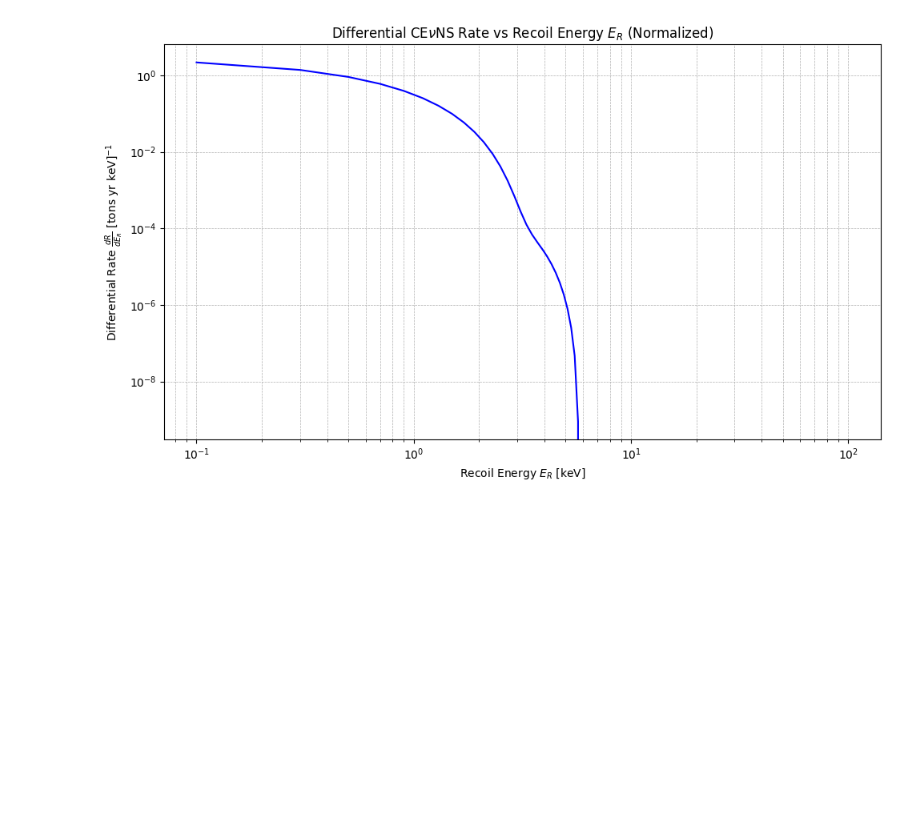
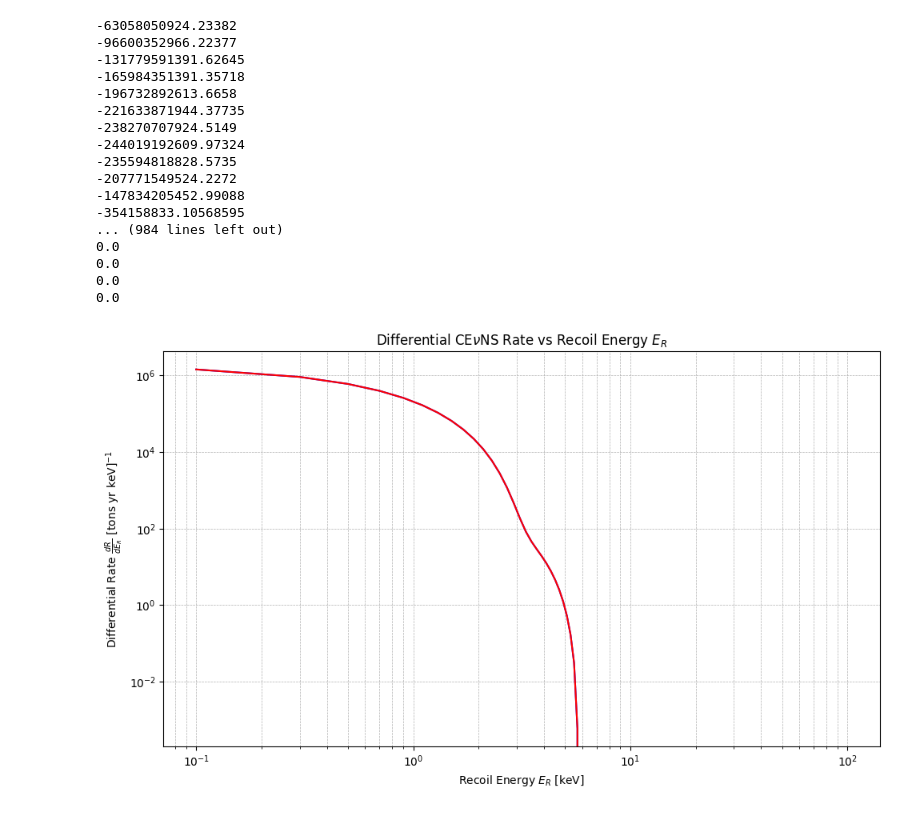
Before and after one commit to 00Goldy/CEvNS-Migdal, a Jupyter notebook: week2/Rate.ipynb, the cells around one changed output. Cells and saved outputs as stored; diff of their text form; code cells hidden in the pictures; blank space fills up the shorter version.

```diff
--- a/week2/Rate.ipynb
+++ b/week2/Rate.ipynb
@@ -26,43 +28,89 @@ E_v = np.linspace(0.1, 30, 1000)  # MeV
 E_R = np.linspace(0.1, 100, 500)  # keV
 E_R_MeV = E_R * 1e-3  # E_R in MeV to calculate dsigma
 
+# Computing dR/dER
+dRdERtot = []
+dRdERB8hep = []
 
-# Computing dR/dER
-dRdER = []
+for i in range(len(E_v)):
+    print(total_fluxB8hep[i] - total_flux[i])
 
 for Er in E_R_MeV:
 
     Ev_min = np.sqrt(m_A * Er / 2)
     Ev_valid = []
     flux_valid = []
+    flux_validB8hep = []
 
     for i in range(len(E_v)):
         if E_v[i] >= Ev_min:
             Ev_valid.append(E_v[i])
+            flux_validB8hep.append(total_fluxB8hep[i])
             flux_valid.append(total_flux[i])
 
     Ev_valid = np.array(Ev_valid)
     flux_valid = np.array(flux_valid)
+    flux_validB8hep = np.array(flux_validB8hep)
 
     dsigmadEr = ((G_F**2 * m_A) / (4 * np.pi)) * Q_V**2 * (1 - (m_A * Er) / (2 * Ev_valid**2))
 
-    integrand = flux_valid * dsigmadEr * 3.154e7 #To get years
+    integrandtot = flux_valid * dsigmadEr * 3.154e7 #To get years
+    integrandB8hep = flux_validB8hep * dsigmadEr * 3.154e7 #To get years
 
-    rate = N * trapezoid(integrand, Ev_valid)
-    dRdER.append(rate)
+    if not np.allclose(integrandtot, integrandB8hep):
+        print(">>> integrands are different!")
+        print("integrandtot[:5] =", integrandtot[:5])
+        print("integrandB8hep[:5] =", integrandB8hep[:5])
+
+
+    ratetot = N * trapezoid(integrandtot, Ev_valid)
+    rateB8hep = N * trapezoid(integrandB8hep, Ev_valid)
+
+    dRdERtot.append(ratetot)
+    dRdERB8hep.append(rateB8hep)
+
+dRdERtot = np.array(dRdERtot)
+dRdERB8hep = np.array(dRdERB8hep)
 
 Norm = trapezoid(dRdER, E_R)
 
+Norm = 1 # Un-normalized
+
+diff = dRdERtot-dRdERB8hep
+
+for i in range(len(diff)):
+    if diff[i] != 0 :
+        print(diff[i])
+
+
 # plotting
 plt.figure(figsize=(10, 6))
-plt.plot(E_R, dRdER/Norm, color='blue')  # E_R in keV
+plt.plot(E_R, dRdERtot/Norm, color='blue')  # E_R in keV
+plt.plot(E_R, dRdERB8hep, color='red')
 plt.xscale('log')
 plt.yscale('log')
 plt.xlabel("Recoil Energy $E_R$ [keV]")
 plt.ylabel(r"Differential Rate $\frac{dR}{dE_R}$ [tons yr keV]$^{-1}$")
-plt.title("Differential CE$\u03bd$NS Rate vs Recoil Energy $E_R$ (Normalized)")
+plt.title("Differential CE$\u03bd$NS Rate vs Recoil Energy $E_R$")
 plt.grid(True, which='both', linestyle='--', linewidth=0.5)
 plt.tight_layout()
 plt.show()
 # %% [output]
+-63058050924.23382
+-96600352966.22377
+-131779591391.62645
+-165984351391.35718
+-196732892613.6658
+-221633871944.37735
+-238270707924.5149
+-244019192609.97324
+-235594818828.5735
+-207771549524.2272
+-147834205452.99088
+-354158833.10568595
+... (984 lines left out)
+0.0
+0.0
+0.0
+0.0
-[figure, old version]
+[figure, new version]
```
Also changed, not shown: parts of 4 cells of this notebook, 5 other files.
